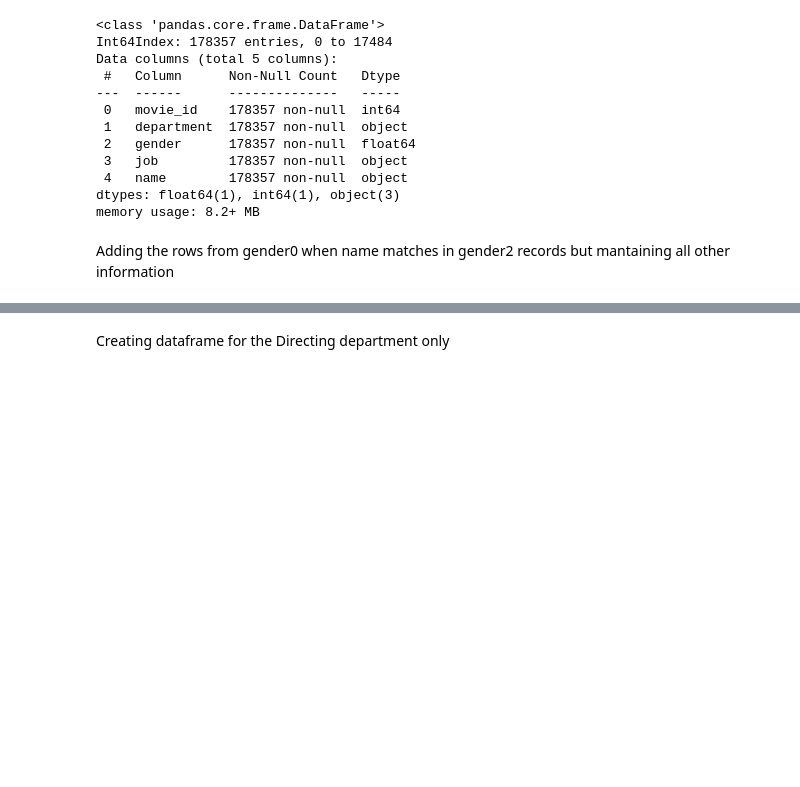
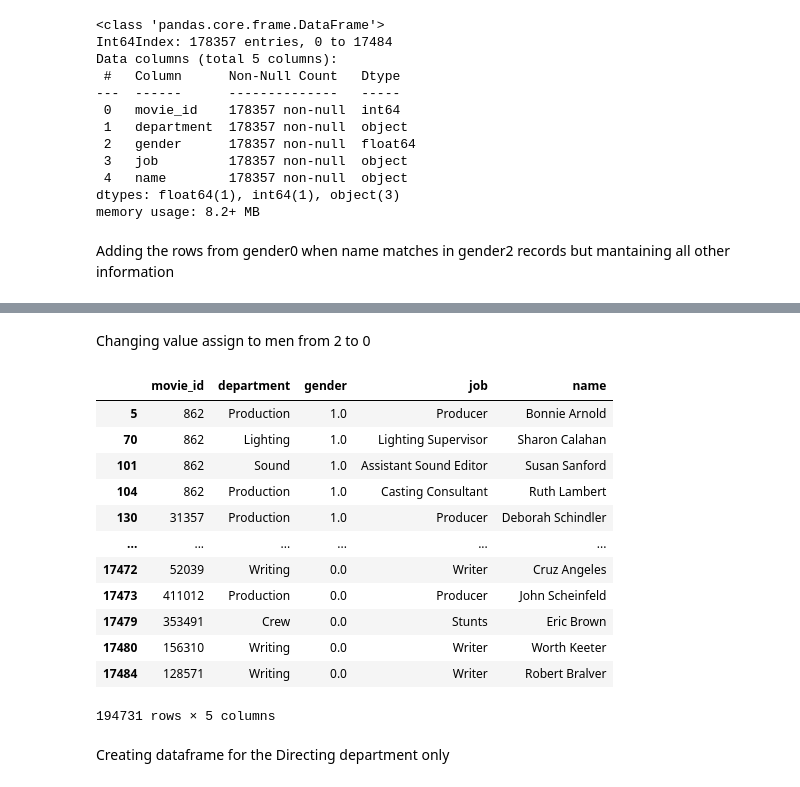
Before and after one commit to caseygomez/Female-Representation-In-The-Film-Industry, a Jupyter notebook: gender_matches.ipynb, the cells around one changed output, grey strips where cells are left out. Drawn from its saved outputs; the diff is of its cells as text; code cells hidden in the pictures; blank space fills up the shorter version.

```diff
--- a/gender_matches.ipynb
+++ b/gender_matches.ipynb
@@ -251,6 +236,25 @@ clean_crew = pd.concat(frames3)
 clean_crew =clean_crew.drop_duplicates()
 clean_crew['name'] = clean_crew['name'].apply(lambda x: x.replace('"', ''))
 clean_crew['name'] = clean_crew['name'].apply(lambda x: x.replace(',',''))
+# %% [markdown]
+Changing value assign to men from 2 to 0
+# %%
+clean_crew['gender'] = np.where(clean_crew['gender'] == 2.0, 0, clean_crew['gender'])
+clean_crew
+# %% [output]
+|  | movie_id | department | gender | job | name |
+| 5 | 862 | Production | 1.0 | Producer | Bonnie Arnold |
+| 70 | 862 | Lighting | 1.0 | Lighting Supervisor | Sharon Calahan |
+| 101 | 862 | Sound | 1.0 | Assistant Sound Editor | Susan Sanford |
+| 104 | 862 | Production | 1.0 | Casting Consultant | Ruth Lambert |
+| 130 | 31357 | Production | 1.0 | Producer | Deborah Schindler |
+| ... | ... | ... | ... | ... | ... |
+| 17472 | 52039 | Writing | 0.0 | Writer | Cruz Angeles |
+| 17473 | 411012 | Production | 0.0 | Producer | John Scheinfeld |
+| 17479 | 353491 | Crew | 0.0 | Stunts | Eric Brown |
+| 17480 | 156310 | Writing | 0.0 | Writer | Worth Keeter |
+| 17484 | 128571 | Writing | 0.0 | Writer | Robert Bralver |
+194731 rows × 5 columns
 # %% [markdown]
 Creating dataframe for the Directing department only
 # %%
```
Also changed, not shown: parts of 3 cells of this notebook, 3 other files.
